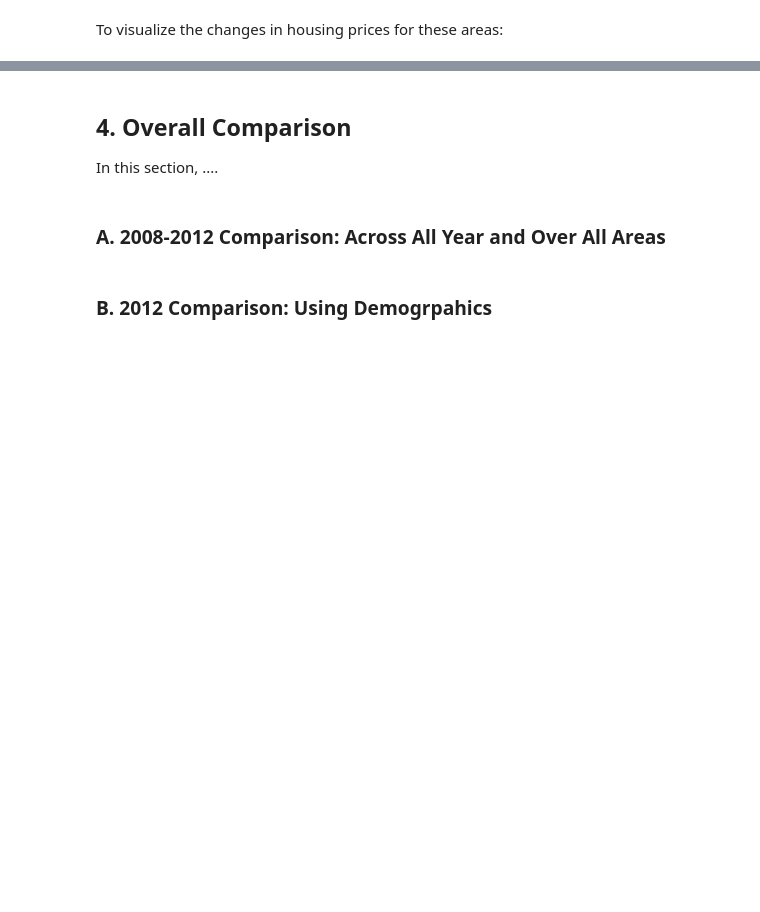
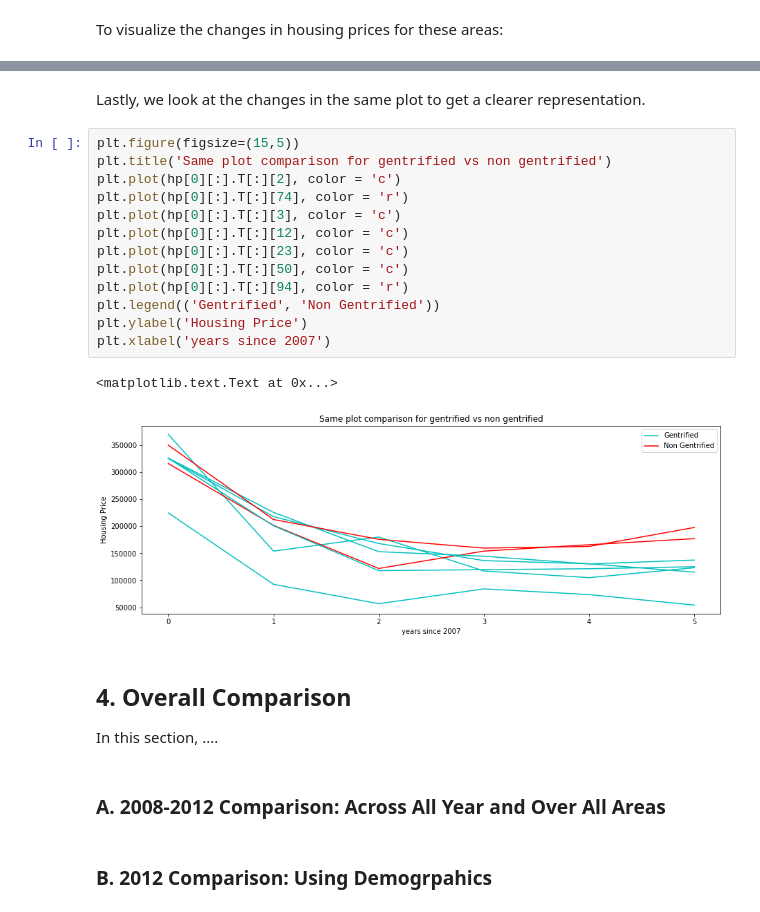
Before and after one commit to AbenaBonsu/Pr_057, a Jupyter notebook: FinalProject.ipynb, the cells around one changed output, grey strips where cells are left out. Saved outputs shown, nothing was run; the diff lists cells and outputs as text; blank space fills up the shorter version.

```diff
--- a/FinalProject.ipynb
+++ b/FinalProject.ipynb
@@ -902,3 +981,21 @@ _ = plt.plot(hp[0][:].T[:][94])
+# %% [markdown]
+Lastly, we look at the changes in the same plot to get a clearer representation.
+# %%
+plt.figure(figsize=(15,5))
+plt.title('Same plot comparison for gentrified vs non gentrified')
+plt.plot(hp[0][:].T[:][2], color = 'c')
+plt.plot(hp[0][:].T[:][74], color = 'r')
+plt.plot(hp[0][:].T[:][3], color = 'c')
+plt.plot(hp[0][:].T[:][12], color = 'c')
+plt.plot(hp[0][:].T[:][23], color = 'c')
+plt.plot(hp[0][:].T[:][50], color = 'c')
+plt.plot(hp[0][:].T[:][94], color = 'r')
+plt.legend(('Gentrified', 'Non Gentrified'))
+plt.ylabel('Housing Price')
+plt.xlabel('years since 2007')
+# %% [output]
+<matplotlib.text.Text at 0x...>
+[figure, added]
 # %% [markdown]
 ## 4. Overall Comparison
 
```
Also changed, not shown: parts of 18 cells of this notebook, 2 other files.
